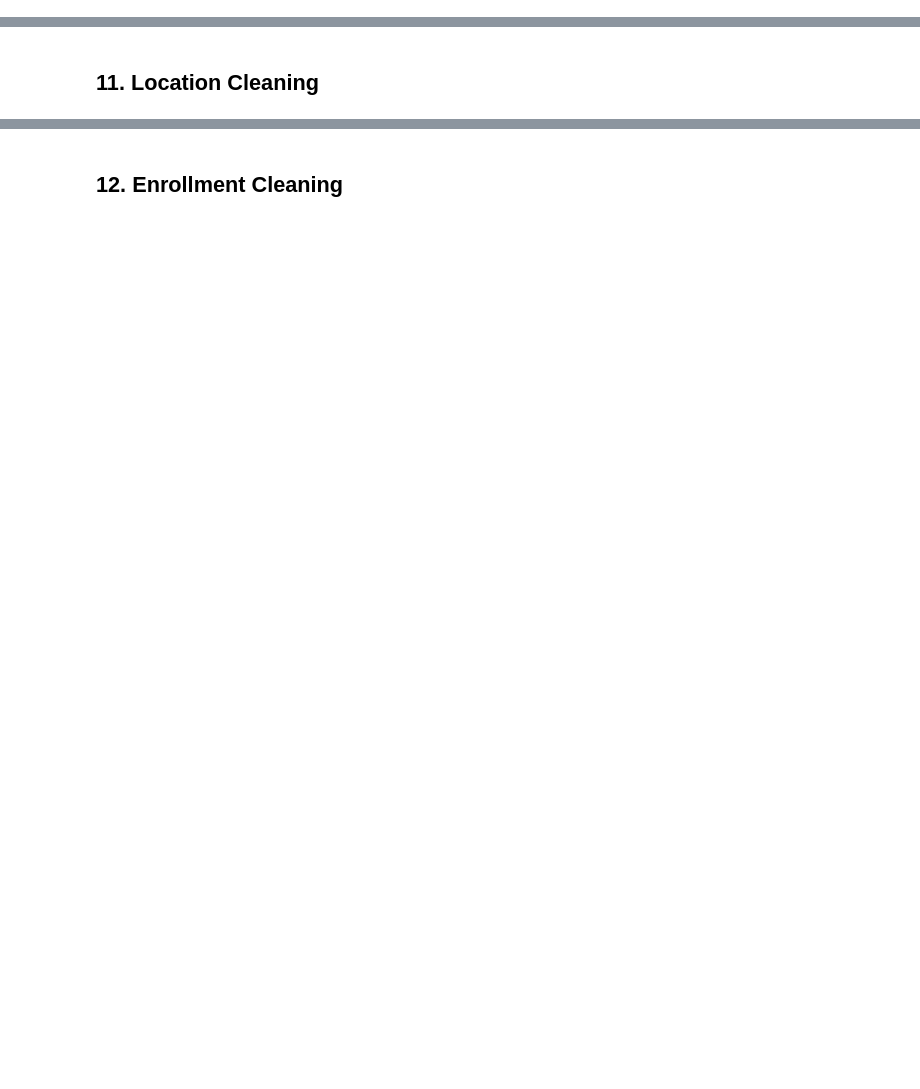
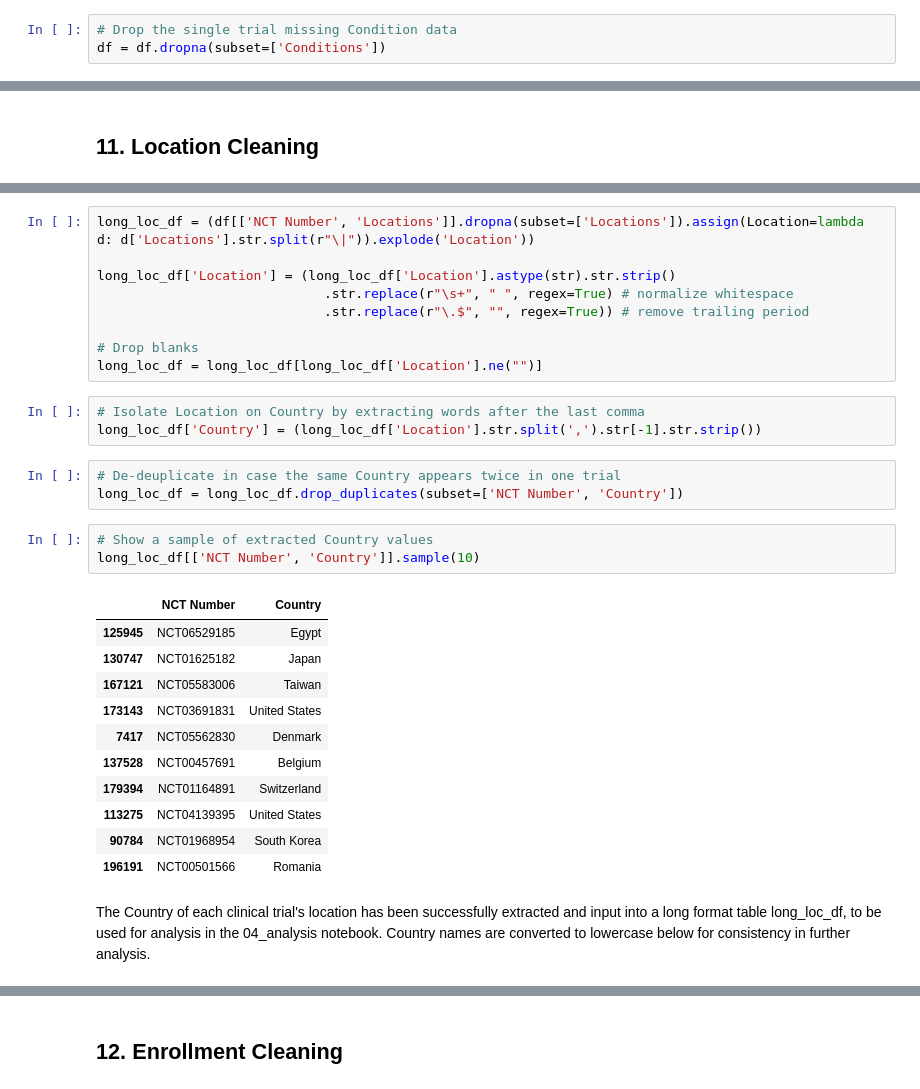
Before and after one commit to johnscott7/clinical-trials, a Jupyter notebook: notebooks/03_cleaning.ipynb, the cells around one changed output, grey strips where cells are left out. Cells and saved outputs as stored; diff of their text form; blank space fills up the shorter version.

```diff
--- a/notebooks/03_cleaning.ipynb
+++ b/notebooks/03_cleaning.ipynb
@@ -252,0 +603,3 @@ dtype: int64
+# %%
+# Drop the single trial missing Condition data
+df = df.dropna(subset=['Conditions'])
@@ -254,0 +680,32 @@ dtype: int64
+# %%
+long_loc_df = (df[['NCT Number', 'Locations']].dropna(subset=['Locations']).assign(Location=lambda d: d['Locations'].str.split(r"\|")).explode('Location'))
+
+long_loc_df['Location'] = (long_loc_df['Location'].astype(str).str.strip()
+                             .str.replace(r"\s+", " ", regex=True) # normalize whitespace
+                             .str.replace(r"\.$", "", regex=True)) # remove trailing period
+
+# Drop blanks
+long_loc_df = long_loc_df[long_loc_df['Location'].ne("")]
+# %%
+# Isolate Location on Country by extracting words after the last comma
+long_loc_df['Country'] = (long_loc_df['Location'].str.split(',').str[-1].str.strip())
+# %%
+# De-deuplicate in case the same Country appears twice in one trial
+long_loc_df = long_loc_df.drop_duplicates(subset=['NCT Number', 'Country'])
+# %%
+# Show a sample of extracted Country values
+long_loc_df[['NCT Number', 'Country']].sample(10)
+# %% [output]
+|  | NCT Number | Country |
+| 125945 | NCT06529185 | Egypt |
+| 130747 | NCT01625182 | Japan |
+| 167121 | NCT05583006 | Taiwan |
+| 173143 | NCT03691831 | United States |
+| 7417 | NCT05562830 | Denmark |
+| 137528 | NCT00457691 | Belgium |
+| 179394 | NCT01164891 | Switzerland |
+| 113275 | NCT04139395 | United States |
+| 90784 | NCT01968954 | South Korea |
+| 196191 | NCT00501566 | Romania |
+# %% [markdown]
+The Country of each clinical trial's location has been successfully extracted and input into a long format table long_loc_df, to be used for analysis in the 04_analysis notebook. Country names are converted to lowercase below for consistency in further analysis.
```
Also changed, not shown: parts of 94 cells of this notebook.
